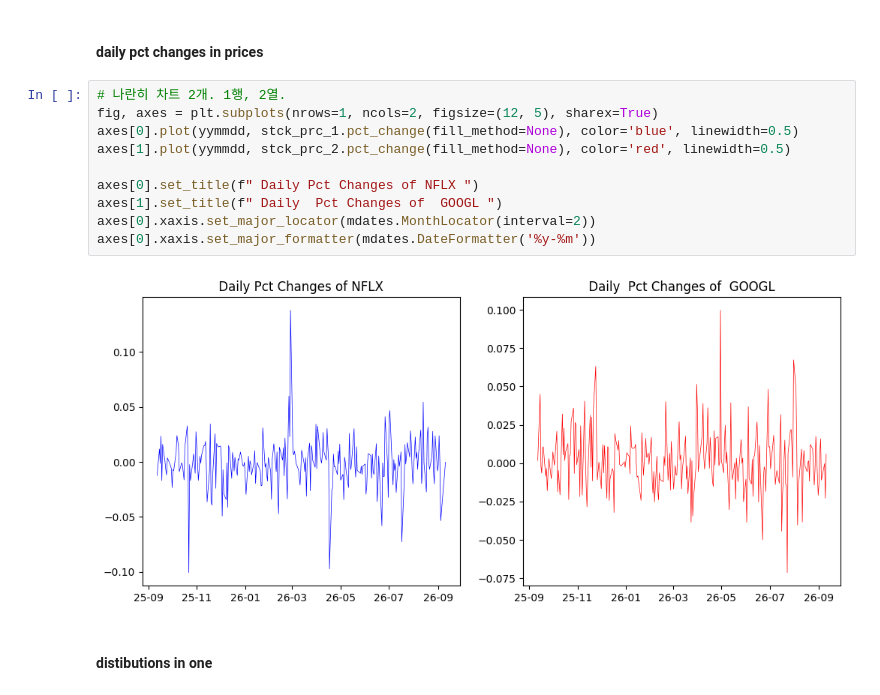
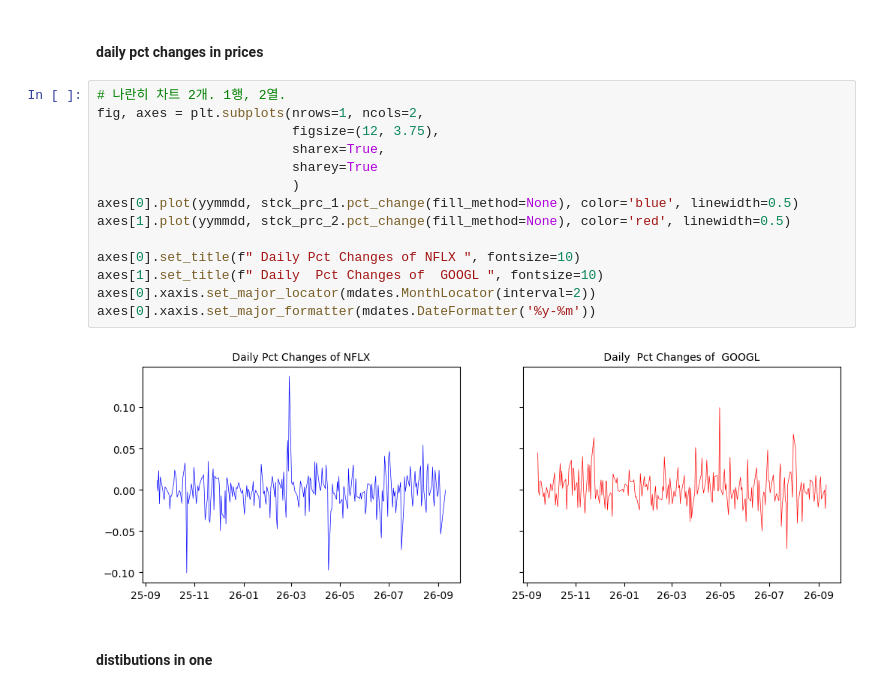
Before and after one commit to bahn28/salad, a Jupyter notebook: az_nyse_000.ipynb, the cells around one changed output. Saved outputs shown, nothing was run; the diff lists cells and outputs as text.

```diff
--- a/az_nyse_000.ipynb
+++ b/az_nyse_000.ipynb
@@ -195,16 +212,20 @@ daily prices
 #### daily pct changes in prices
 # %%
 # 나란히 차트 2개. 1행, 2열.
-fig, axes = plt.subplots(nrows=1, ncols=2, figsize=(12, 5), sharex=True)
+fig, axes = plt.subplots(nrows=1, ncols=2,
+                         figsize=(12, 3.75),
+                         sharex=True,
+                         sharey=True
+                         )
 axes[0].plot(yymmdd, stck_prc_1.pct_change(fill_method=None), color='blue', linewidth=0.5)
 axes[1].plot(yymmdd, stck_prc_2.pct_change(fill_method=None), color='red', linewidth=0.5)
 
-axes[0].set_title(f" Daily Pct Changes of NFLX ")
-axes[1].set_title(f" Daily  Pct Changes of  GOOGL ")
+axes[0].set_title(f" Daily Pct Changes of NFLX ", fontsize=10)
+axes[1].set_title(f" Daily  Pct Changes of  GOOGL ", fontsize=10)
 axes[0].xaxis.set_major_locator(mdates.MonthLocator(interval=2))
 axes[0].xaxis.set_major_formatter(mdates.DateFormatter('%y-%m'))
 # %% [output]
-[figure, old version]
+[figure, new version]
 # %% [markdown]
 #### distibutions in one
 # %%
```
Also changed, not shown: parts of 4 cells of this notebook.
